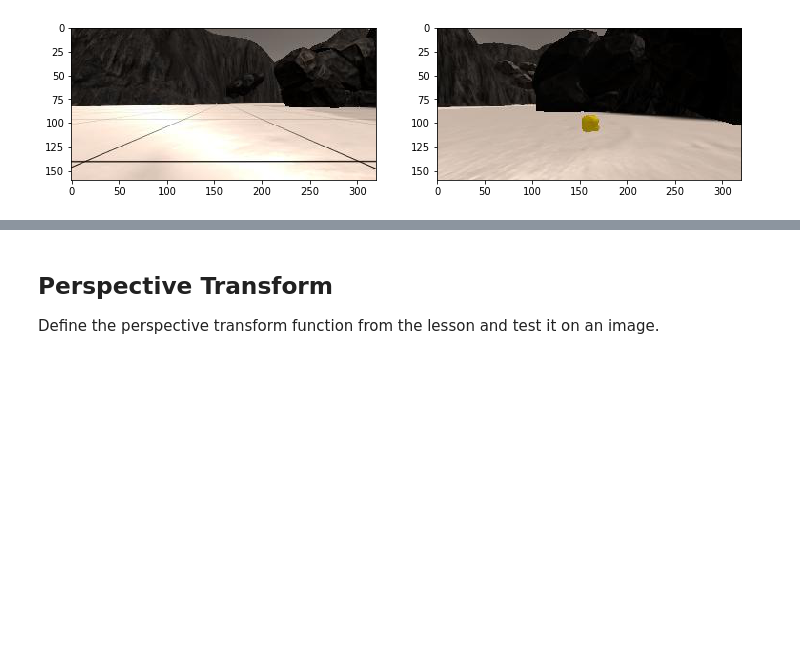
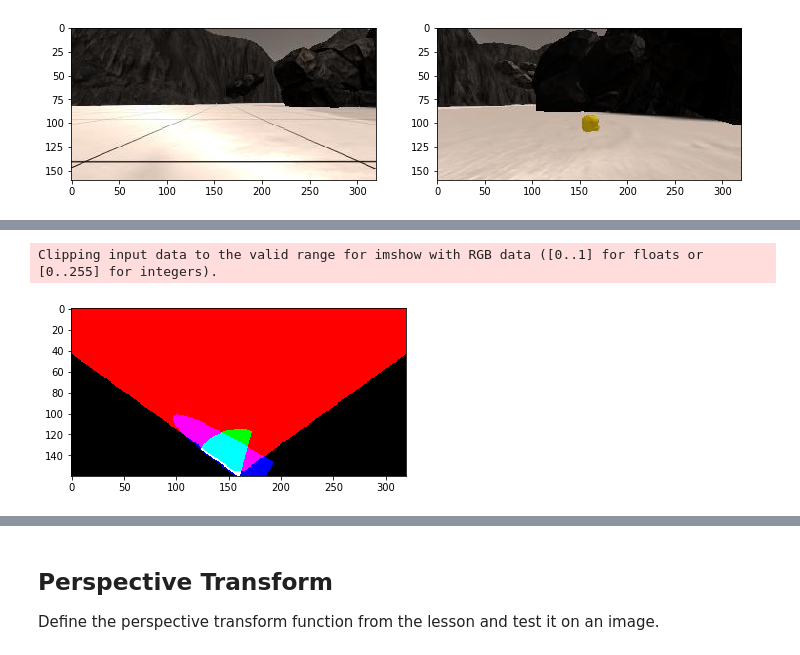
Before and after one commit to saurabdixit/RoboND-Rover-Project, a Jupyter notebook: code/Rover_Project_Test_Notebook.ipynb, the cells around one changed output, grey strips where cells are left out. Cells and saved outputs as stored; diff of their text form; code cells hidden in the pictures; blank space fills up the shorter version.

```diff
--- a/code/Rover_Project_Test_Notebook.ipynb
+++ b/code/Rover_Project_Test_Notebook.ipynb
@@ -66,0 +107,27 @@ plt.imshow(rock_img)
+# %%
+def ArcMaskGenerator(mask,axes,center,angle,startAngleDegrees,endAngleDegrees):
+    cv2.ellipse(mask,center,axes,angle,startAngleDegrees,endAngleDegrees,1,thickness=cv2.FILLED)
+    return mask
+
+MaskImage = np.zeros((160,320,3))
+WallFollowMask = np.zeros((160,320))
+cen = (185,160)
+
+MaskImage[:,:,0] = mask * 255
+
+WallFollowMask = ArcMaskGenerator(WallFollowMask,(105,15),cen,-147,-90,90)
+#MaskImage[:,:,0] = (mask - WallFollowMask) *255
+MaskImage[:,:,2] = WallFollowMask *255
+
+RockMask = np.zeros_like(image[:,:,0])
+RockMask = ArcMaskGenerator(RockMask, (45,45),(160,160),0,-75,-144)
+MaskImage[:,:,2] = RockMask
+MaskImage[:,:,0] = (mask - RockMask) *255
+MaskImage[:,:,2] = WallFollowMask *255
+MaskImage[:,:,1] = RockMask *255
+
+plt.imshow(MaskImage)
+plt.show()
+# %% [output]
+Clipping input data to the valid range for imshow with RGB data ([0..1] for floats or [0..255] for integers).
+[figure, added]
```
Also changed, not shown: parts of 11 cells of this notebook, 5 other files.
